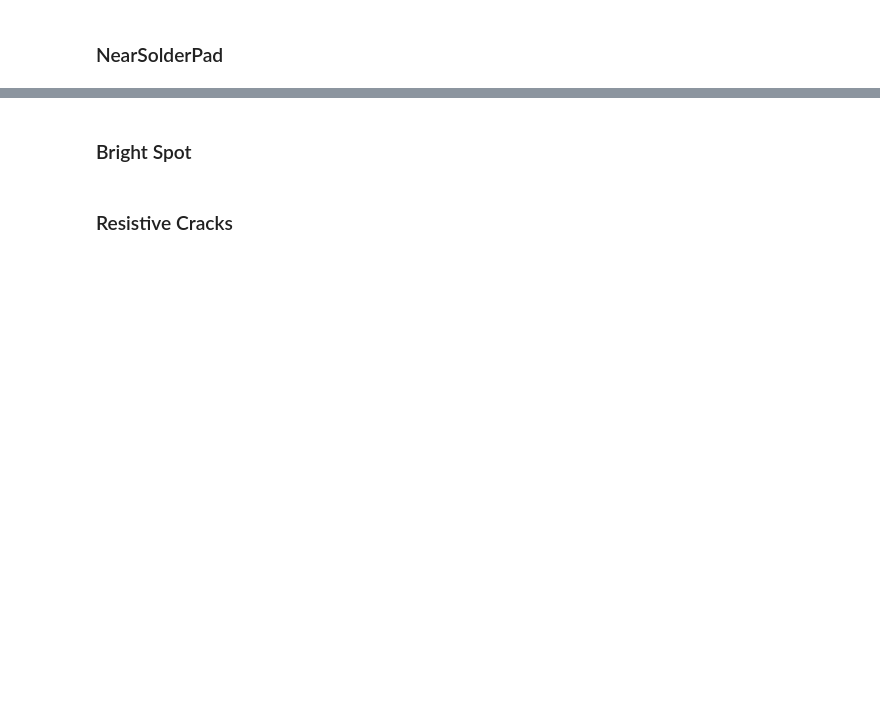
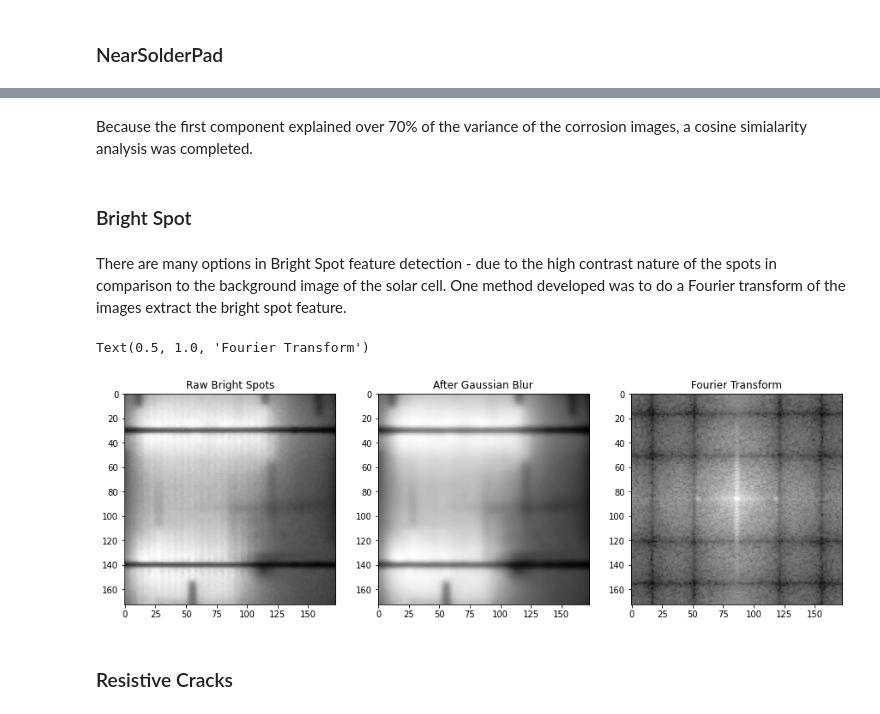
Before and after one commit to atox120/w281_finalproject_solascan, a Jupyter notebook: notebooks/main.ipynb, the cells around one changed output, grey strips where cells are left out. Drawn from its saved outputs; the diff is of its cells as text; code cells hidden in the pictures; blank space fills up the shorter version.

```diff
--- a/notebooks/main.ipynb
+++ b/notebooks/main.ipynb
@@ -144,0 +185,2 @@ show_example_image('Isolated', seed=1)
+# %% [markdown]
+Because the first component explained over 70% of the variance of the corrosion images, a cosine simialarity analysis was completed.
@@ -149,3 +191,30 @@ show_example_image('Isolated', seed=1)
+# %% [markdown]
+There are many options in Bright Spot feature detection - due to the high contrast nature of the spots in comparison to the background image of the solar cell. One method developed was to do a Fourier transform of the images extract the bright spot feature.
+# %%
+# Grab Brightspot Images
+
+brightspot_defect_class='BrightSpot'
+brightspot_defect = (DefectViewer(row_chop=25, col_chop=25) << (ImageLoader(defect_class=brightspot_defect_class) << 10))
+brightspot_defect.category = brightspot_defect_class
+
+# Mean Exposure and run a Gaussian Blur
+brightspot_defect_blur = Convolve() << (CreateKernel(dim=2, kernel='gaussian', size=5, std=8) << (Exposure('mean_norm') << brightspot_defect))
+fourier_defect = (FFT(dim=2) << brightspot_defect_blur)
+
+# Plot images
+plt.figure(figsize=(15, 24))
+plt.subplot(131)
+plt.imshow(brightspot_defect.images[1], cmap='Greys_r')
+plt.title("Raw Bright Spots", size=12)
+plt.subplot(132)
+plt.imshow(brightspot_defect_blur[1].images[1], cmap='Greys_r')
+plt.title("After Gaussian Blur", size=12)
+plt.subplot(133)
+plt.imshow(fourier_defect[-2].images[1], cmap='Greys_r')
+plt.title("Fourier Transform", size=12)
+# %% [output]
+Text(0.5, 1.0, 'Fourier Transform')
+[figure, added]
 # %% [markdown]
 ### Resistive Cracks
 # %%
```
Also changed, not shown: parts of 15 cells of this notebook.
